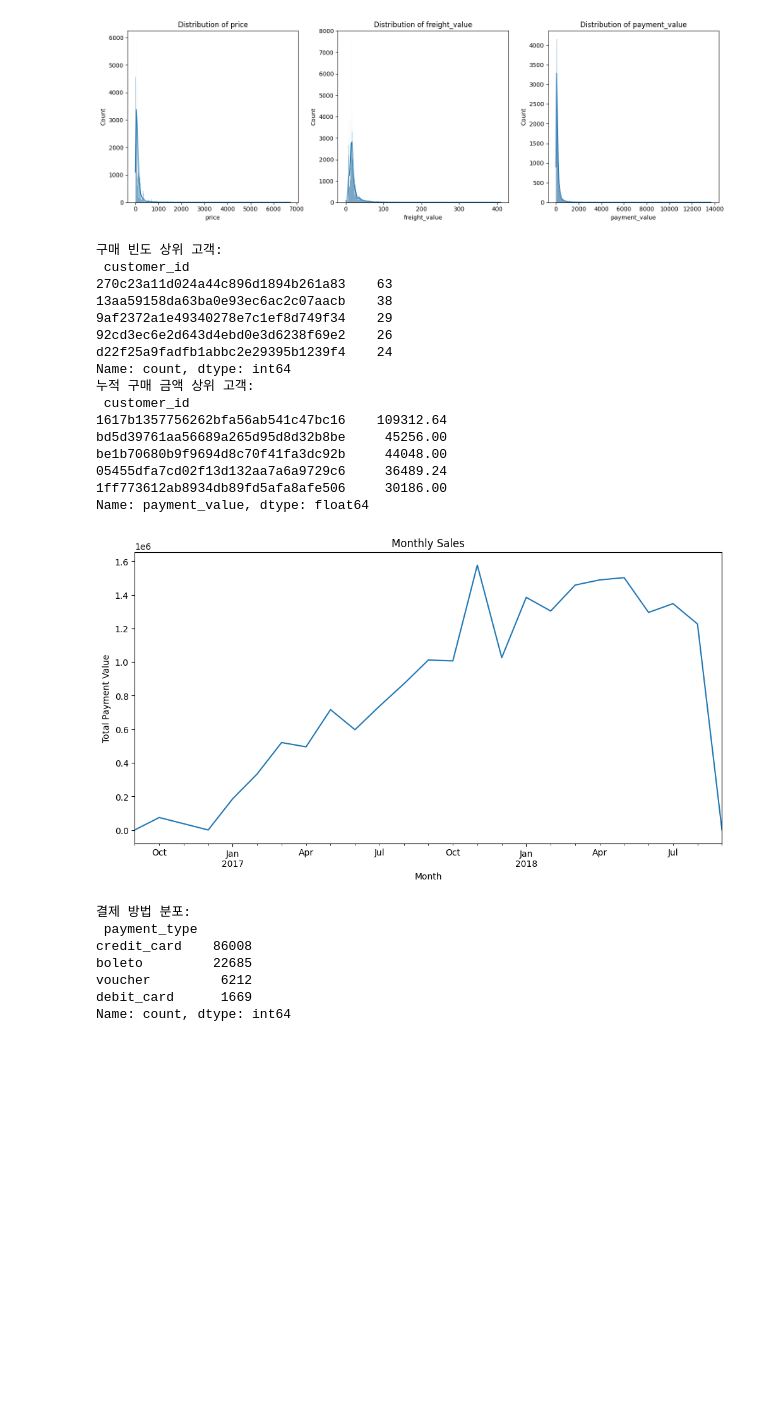
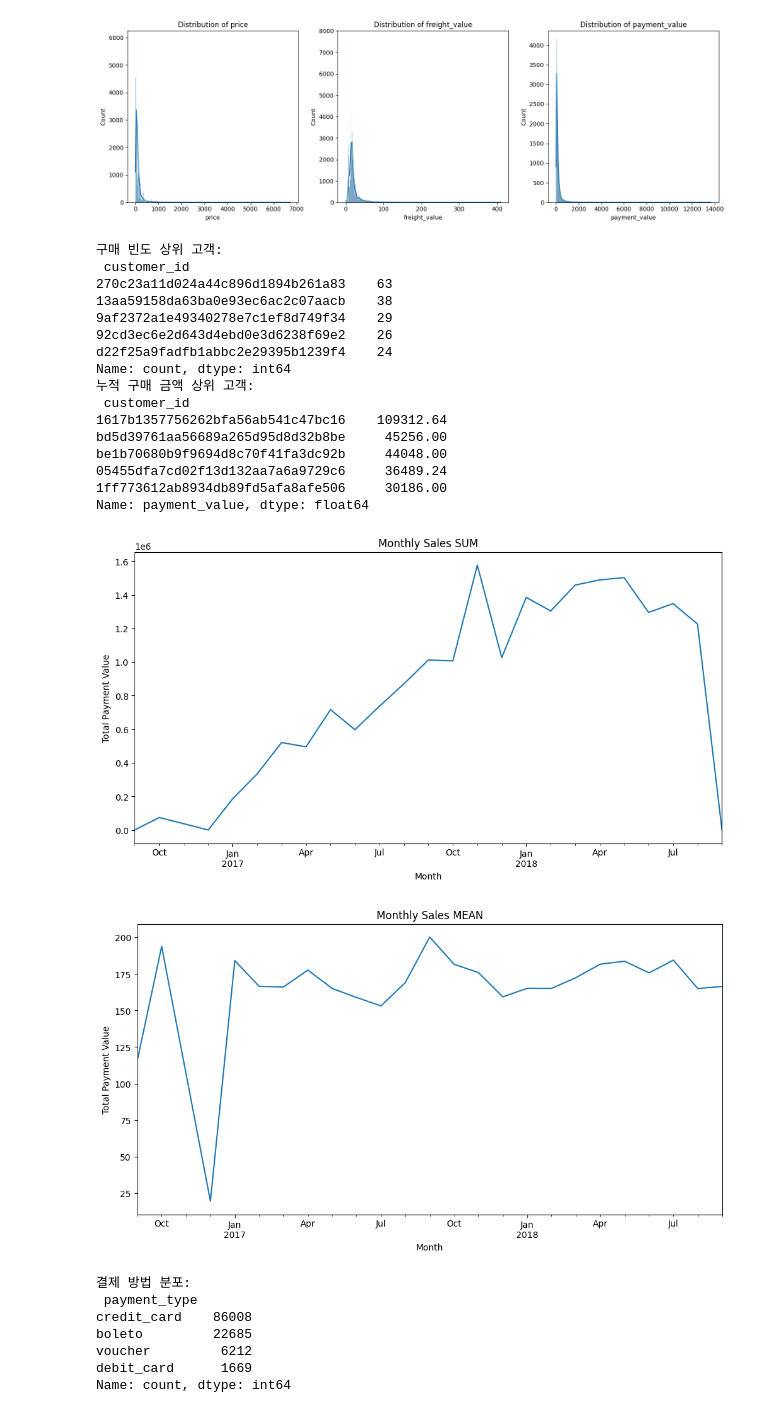
Before and after one commit to dothegee/ecommerce_project, a Jupyter notebook: code/EDA2.ipynb, the cells around one changed output. Cells and saved outputs as stored; diff of their text form; code cells hidden in the pictures; blank space fills up the shorter version.

```diff
--- a/code/EDA2.ipynb
+++ b/code/EDA2.ipynb
@@ -452,37 +452,46 @@ print("구매 빈도 상위 고객:\n", purchase_frequency.head())
 
 # 고객별 누적 구매 금액 계산
 customer_spend = df_train.groupby('customer_id')['payment_value'].sum().sort_values(ascending=False)
 print("누적 구매 금액 상위 고객:\n", customer_spend.head())
 
 # 시각화 - 월별 구매 패턴 분석
 df_train['order_purchase_timestamp'] = pd.to_datetime(df_train['order_purchase_timestamp'], errors='coerce')
 df_train['purchase_month'] = df_train['order_purchase_timestamp'].dt.to_period('M')
-monthly_sales = df_train.groupby('purchase_month')['payment_value'].sum()
+monthly_sales_sum = df_train.groupby('purchase_month')['payment_value'].sum()
 
 plt.figure(figsize=(12, 6))
-monthly_sales.plot()
-plt.title('Monthly Sales')
+monthly_sales_sum.plot()
+plt.title('Monthly Sales SUM')
 plt.xlabel('Month')
 plt.ylabel('Total Payment Value')
 plt.show()
+monthly_sales_mean = df_train.groupby('purchase_month')['payment_value'].mean()
+
+plt.figure(figsize=(12, 6))
+monthly_sales_mean.plot()
+plt.title('Monthly Sales MEAN')
+plt.xlabel('Month')
+plt.ylabel('Total Payment Value')
+plt.show()
 # %% [output]
 구매 빈도 상위 고객:
  customer_id
 270c23a11d024a44c896d1894b261a83    63
 13aa59158da63ba0e93ec6ac2c07aacb    38
 9af2372a1e49340278e7c1ef8d749f34    29
 92cd3ec6e2d643d4ebd0e3d6238f69e2    26
 d22f25a9fadfb1abbc2e29395b1239f4    24
 Name: count, dtype: int64
 누적 구매 금액 상위 고객:
  customer_id
 1617b1357756262bfa56ab541c47bc16    109312.64
 bd5d39761aa56689a265d95d8d32b8be     45256.00
 be1b70680b9f9694d8c70f41fa3dc92b     44048.00
 05455dfa7cd02f13d132aa7a6a9729c6     36489.24
 1ff773612ab8934db89fd5afa8afe506     30186.00
 Name: payment_value, dtype: float64
-[figure, old version]
+[figure, new version]
+[figure, added]
 # %%
 # 결제 방법 분석
 payment_type_counts = df_train['payment_type'].value_counts()
```
Also changed, not shown: parts of 11 cells of this notebook.
